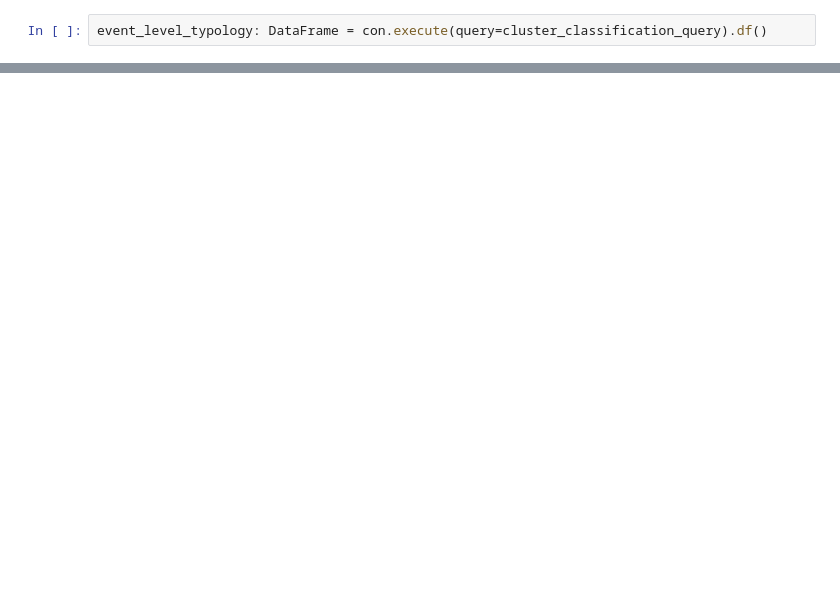
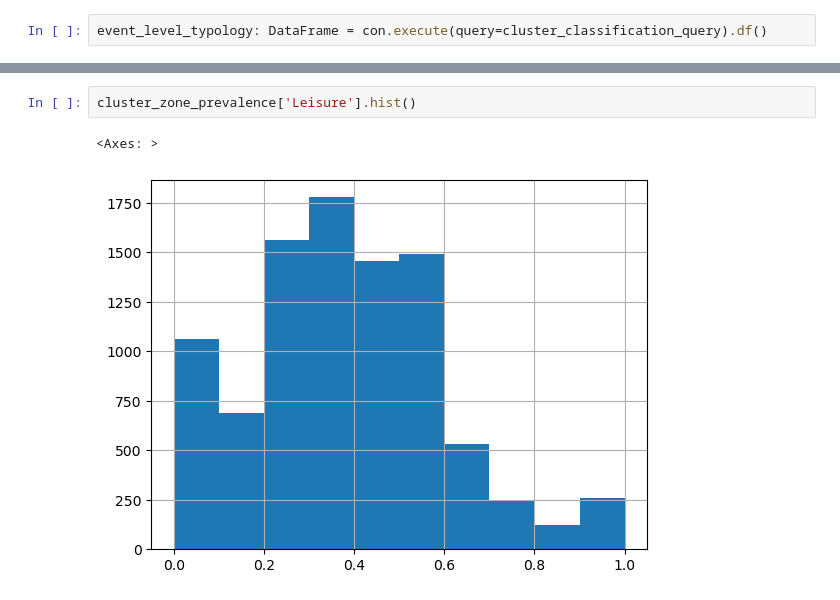
Before and after one commit to ClimatologyProjectProfile/crimetology, a Jupyter notebook: 2_context_lables/context_lables.ipynb, the cells around one changed output, grey strips where cells are left out. Saved outputs shown, nothing was run; the diff lists cells and outputs as text; blank space fills up the shorter version.

```diff
--- a/2_context_lables/context_lables.ipynb
+++ b/2_context_lables/context_lables.ipynb
@@ -122,0 +171,5 @@ plt.show()
+# %%
+cluster_zone_prevalence['Leisure'].hist()
+# %% [output]
+<Axes: >
+[figure, added]
```
Also changed, not shown: parts of 51 cells of this notebook, 3 other files.
